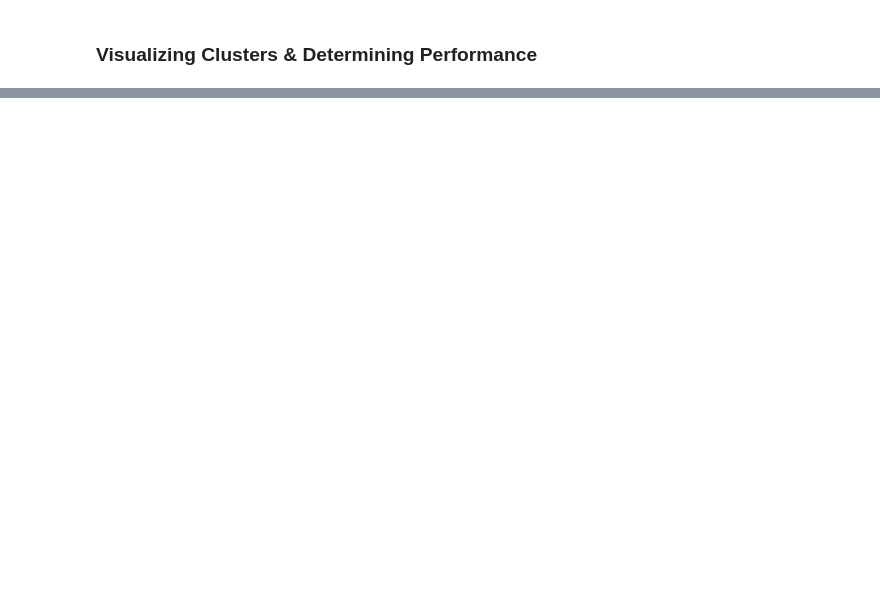
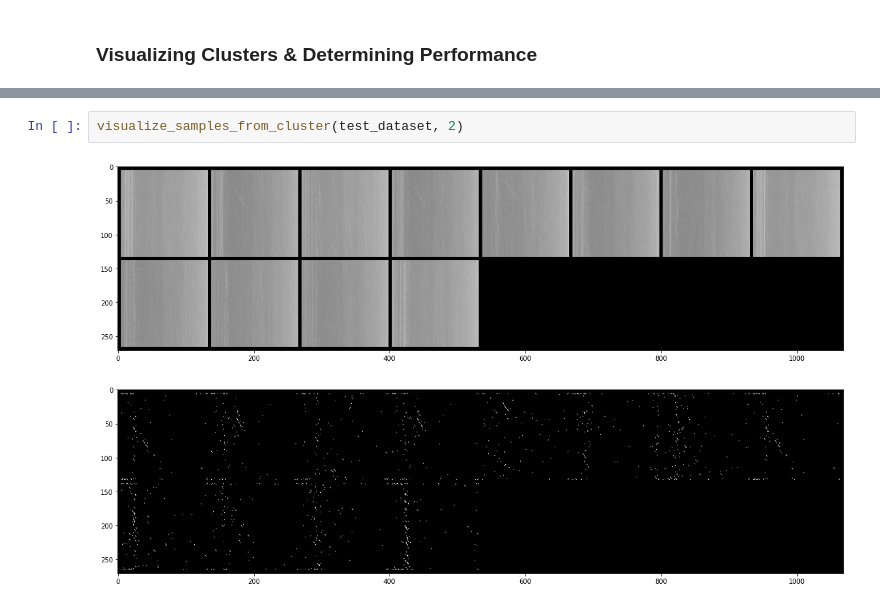
Before and after one commit to Ocean-Data-Lab/das-finwhale-vocalization, a Jupyter notebook: Notebooks/05_GMM Clustering.ipynb, the cells around one changed output, grey strips where cells are left out. Saved outputs shown, nothing was run; the diff lists cells and outputs as text; blank space fills up the shorter version.

```diff
--- a/Notebooks/05_GMM Clustering.ipynb
+++ b/Notebooks/05_GMM Clustering.ipynb
@@ -103,0 +231,5 @@ array([[ 2.07100617e-01,  1.08383300e+00, -4.19197977e-01,
+# %%
+visualize_samples_from_cluster(test_dataset, 2)
+# %% [output]
+[figure, added]
+[figure, added]
```
Also changed, not shown: parts of 18 cells of this notebook.
